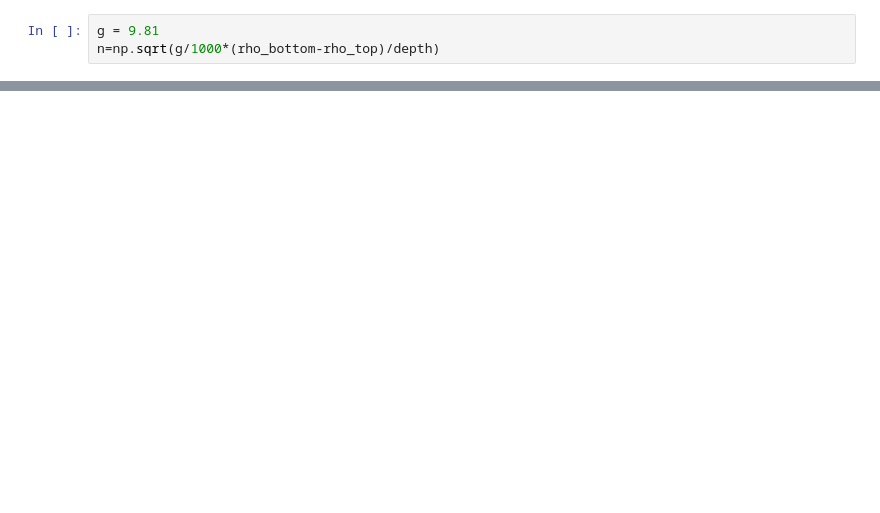
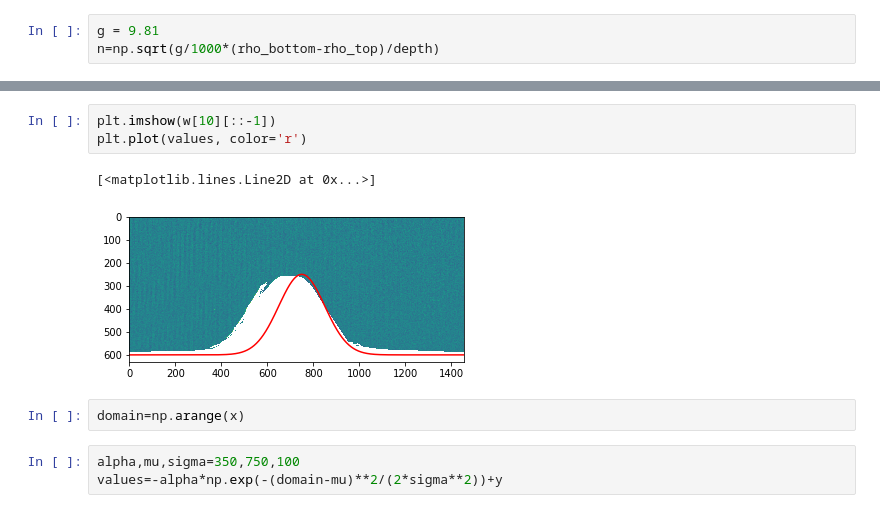
Before and after one commit to callummshaw/Lab_Ridge, a Jupyter notebook: Code/Short Term Visualisation- Fixed.ipynb, the cells around one changed output, grey strips where cells are left out. Saved outputs shown, nothing was run; the diff lists cells and outputs as text; blank space fills up the shorter version.

```diff
--- a/Code/Short Term Visualisation- Fixed.ipynb
+++ b/Code/Short Term Visualisation- Fixed.ipynb
@@ -482,0 +557,11 @@ n=np.sqrt(g/1000*(rho_bottom-rho_top)/depth)
+# %%
+plt.imshow(w[10][::-1])
+plt.plot(values, color='r')
+# %% [output]
+[<matplotlib.lines.Line2D at 0x...>]
+[figure, added]
+# %%
+domain=np.arange(x)
+# %%
+alpha,mu,sigma=350,750,100
+values=-alpha*np.exp(-(domain-mu)**2/(2*sigma**2))+y
```
Also changed, not shown: parts of 14 cells of this notebook.
